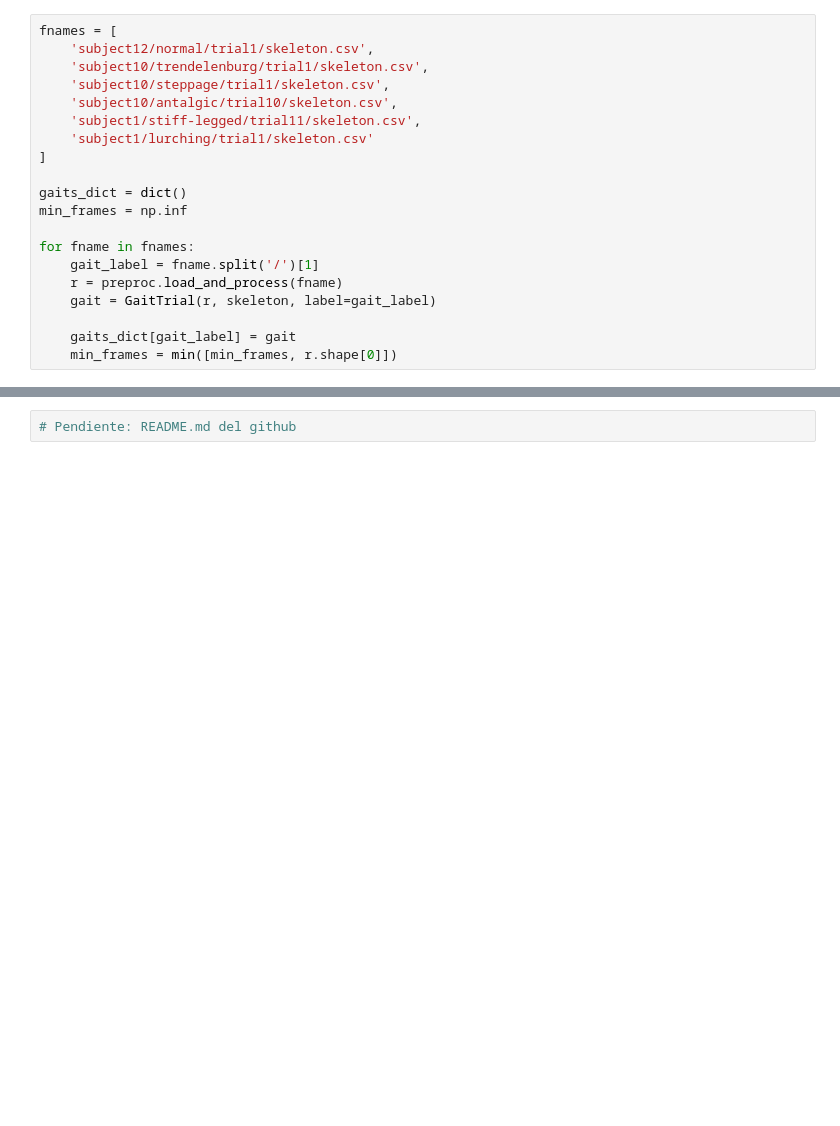
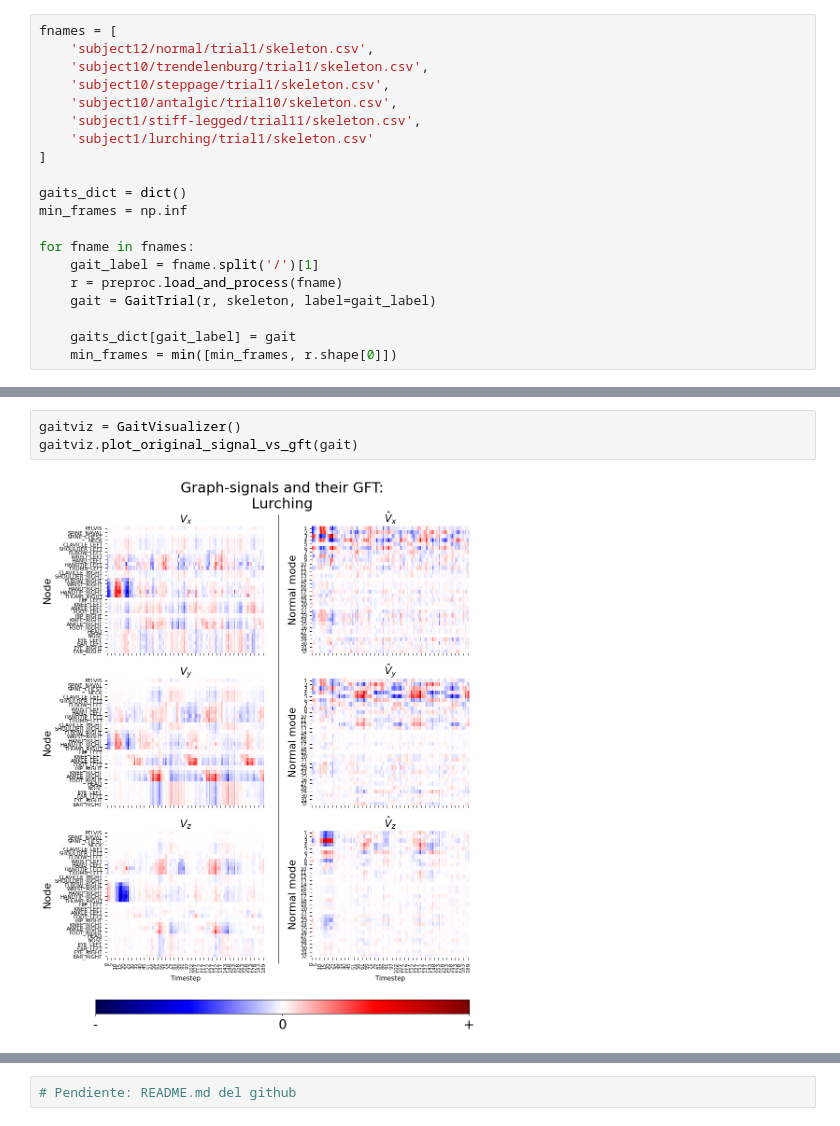
Before and after one commit to rafael-dimare/gft_gait_analysis, a Jupyter notebook: notebooks/skeleton_clean.ipynb, the cells around one changed output, grey strips where cells are left out. Cells and saved outputs as stored; diff of their text form; blank space fills up the shorter version.

```diff
--- a/notebooks/skeleton_clean.ipynb
+++ b/notebooks/skeleton_clean.ipynb
@@ -847,0 +779,5 @@ plt.show()
+# %%
+gaitviz = GaitVisualizer()
+gaitviz.plot_original_signal_vs_gft(gait)
+# %% [output]
+[figure, added]
```
Also changed, not shown: parts of 15 cells of this notebook, 5 other files.
